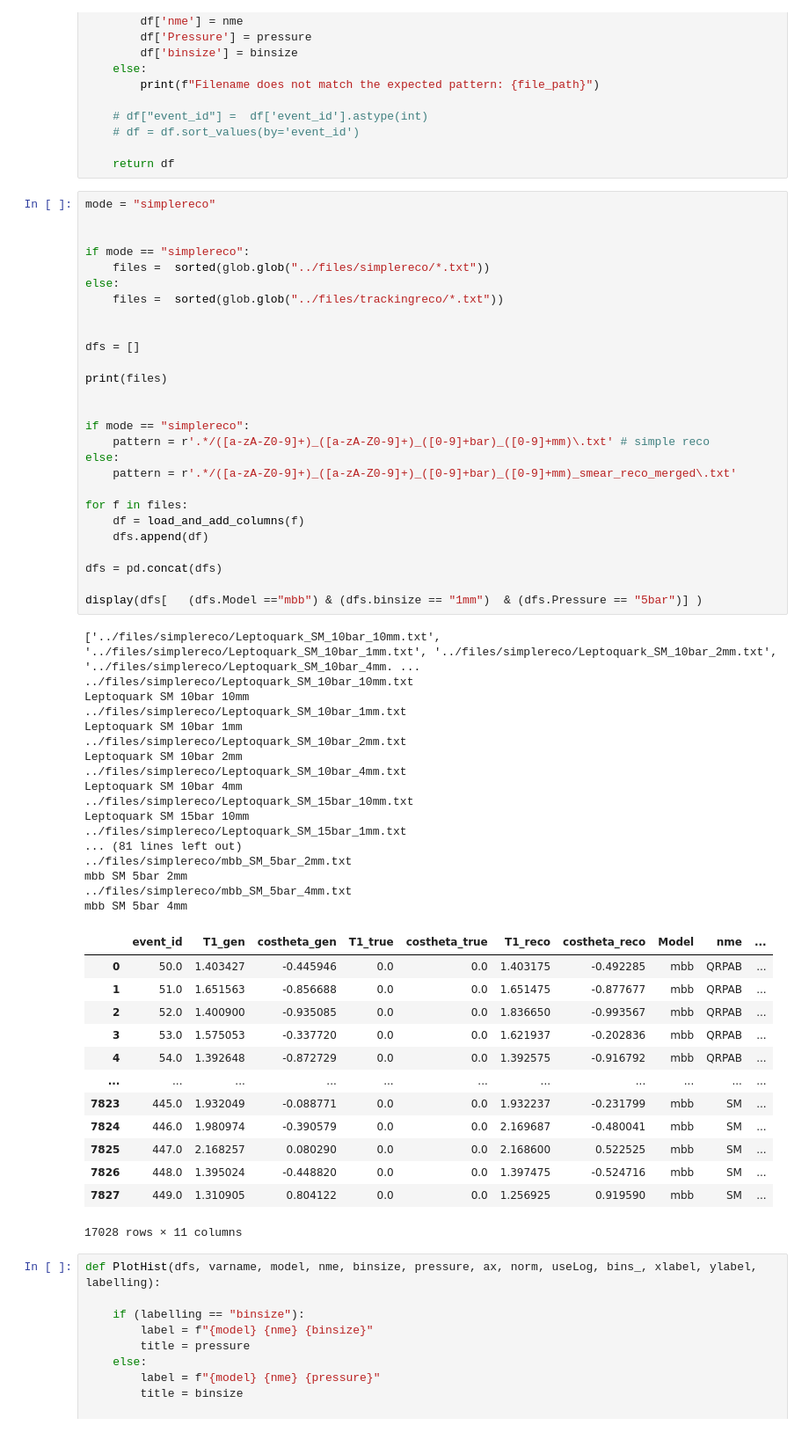
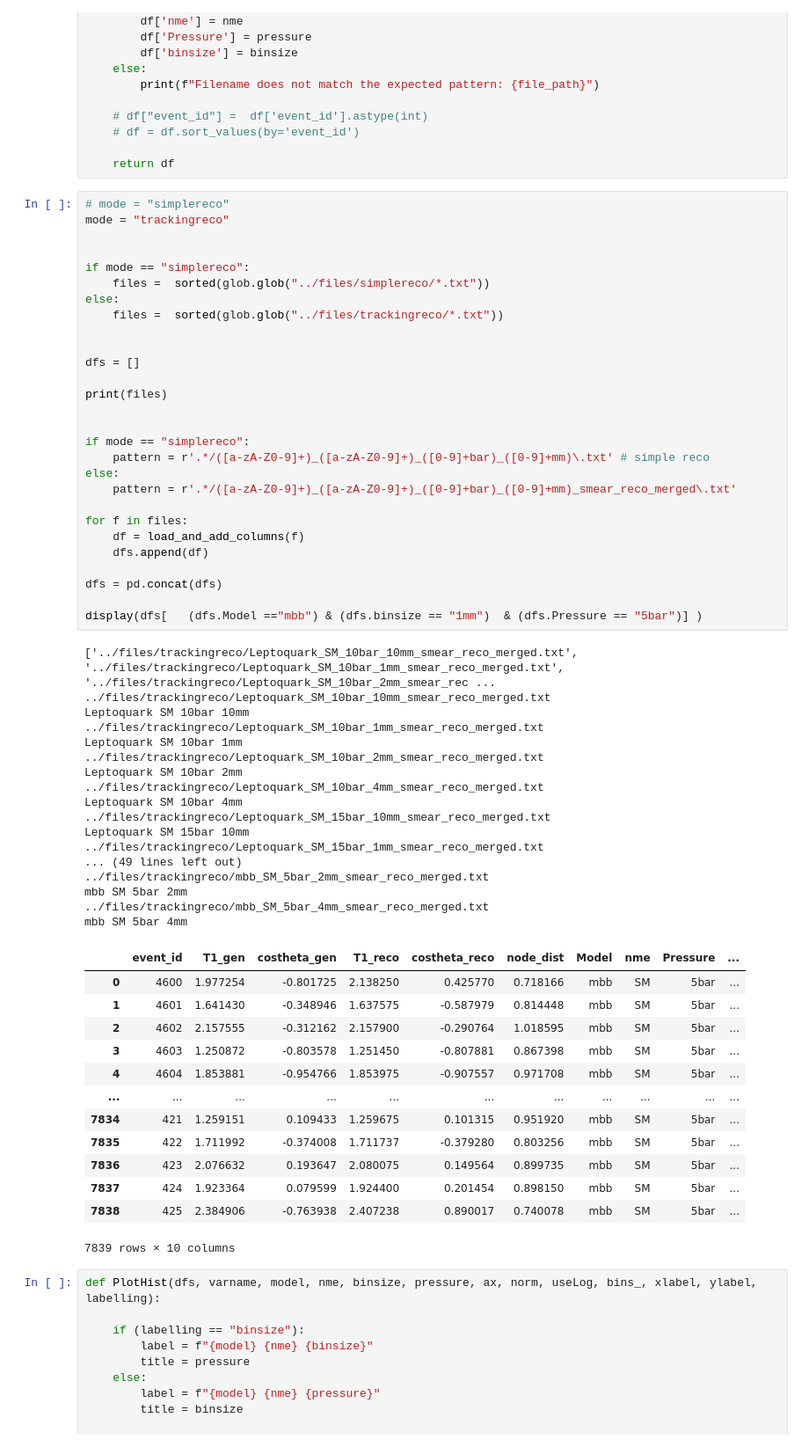
Before and after one commit to kvjmistry/NEXT_nudobe, a Jupyter notebook: workdir/PlotReco.ipynb, the cells around one changed output. Shown at 88% size. Drawn from its saved outputs; the diff is of its cells as text.

```diff
--- a/workdir/PlotReco.ipynb
+++ b/workdir/PlotReco.ipynb
@@ -38,63 +38,64 @@ def load_and_add_columns(file_path):
 
     return df
 # %%
-mode = "simplereco"
+# mode = "simplereco"
+mode = "trackingreco"
 
 
 if mode == "simplereco":
     files =  sorted(glob.glob("../files/simplereco/*.txt"))
 else:
     files =  sorted(glob.glob("../files/trackingreco/*.txt"))
 
 
 dfs = []
 
 print(files)
 
 
 if mode == "simplereco":
     pattern = r'.*/([a-zA-Z0-9]+)_([a-zA-Z0-9]+)_([0-9]+bar)_([0-9]+mm)\.txt' # simple reco
 else:
     pattern = r'.*/([a-zA-Z0-9]+)_([a-zA-Z0-9]+)_([0-9]+bar)_([0-9]+mm)_smear_reco_merged\.txt'
 
 for f in files:
     df = load_and_add_columns(f)
     dfs.append(df)
 
 dfs = pd.concat(dfs)
 
 display(dfs[   (dfs.Model =="mbb") & (dfs.binsize == "1mm")  & (dfs.Pressure == "5bar")] )
 # %% [output]
-['../files/simplereco/Leptoquark_SM_10bar_10mm.txt', '../files/simplereco/Leptoquark_SM_10bar_1mm.txt', '../files/simplereco/Leptoquark_SM_10bar_2mm.txt', '../files/simplereco/Leptoquark_SM_10bar_4mm. ...
-../files/simplereco/Leptoquark_SM_10bar_10mm.txt
+['../files/trackingreco/Leptoquark_SM_10bar_10mm_smear_reco_merged.txt', '../files/trackingreco/Leptoquark_SM_10bar_1mm_smear_reco_merged.txt', '../files/trackingreco/Leptoquark_SM_10bar_2mm_smear_rec ...
+../files/trackingreco/Leptoquark_SM_10bar_10mm_smear_reco_merged.txt
 Leptoquark SM 10bar 10mm
-../files/simplereco/Leptoquark_SM_10bar_1mm.txt
+../files/trackingreco/Leptoquark_SM_10bar_1mm_smear_reco_merged.txt
 Leptoquark SM 10bar 1mm
-../files/simplereco/Leptoquark_SM_10bar_2mm.txt
+../files/trackingreco/Leptoquark_SM_10bar_2mm_smear_reco_merged.txt
 Leptoquark SM 10bar 2mm
-../files/simplereco/Leptoquark_SM_10bar_4mm.txt
+../files/trackingreco/Leptoquark_SM_10bar_4mm_smear_reco_merged.txt
 Leptoquark SM 10bar 4mm
-../files/simplereco/Leptoquark_SM_15bar_10mm.txt
+../files/trackingreco/Leptoquark_SM_15bar_10mm_smear_reco_merged.txt
 Leptoquark SM 15bar 10mm
-../files/simplereco/Leptoquark_SM_15bar_1mm.txt
-... (81 lines left out)
-../files/simplereco/mbb_SM_5bar_2mm.txt
+../files/trackingreco/Leptoquark_SM_15bar_1mm_smear_reco_merged.txt
+... (49 lines left out)
+../files/trackingreco/mbb_SM_5bar_2mm_smear_reco_merged.txt
 mbb SM 5bar 2mm
-../files/simplereco/mbb_SM_5bar_4mm.txt
+../files/trackingreco/mbb_SM_5bar_4mm_smear_reco_merged.txt
 mbb SM 5bar 4mm
-|  | event_id | T1_gen | costheta_gen | T1_true | costheta_true | T1_reco | costheta_reco | Model | nme | ... |
-| 0 | 50.0 | 1.403427 | -0.445946 | 0.0 | 0.0 | 1.403175 | -0.492285 | mbb | QRPAB | ... |
-| 1 | 51.0 | 1.651563 | -0.856688 | 0.0 | 0.0 | 1.651475 | -0.877677 | mbb | QRPAB | ... |
-| 2 | 52.0 | 1.400900 | -0.935085 | 0.0 | 0.0 | 1.836650 | -0.993567 | mbb | QRPAB | ... |
-| 3 | 53.0 | 1.575053 | -0.337720 | 0.0 | 0.0 | 1.621937 | -0.202836 | mbb | QRPAB | ... |
-| 4 | 54.0 | 1.392648 | -0.872729 | 0.0 | 0.0 | 1.392575 | -0.916792 | mbb | QRPAB | ... |
+|  | event_id | T1_gen | costheta_gen | T1_reco | costheta_reco | node_dist | Model | nme | Pressure | ... |
+| 0 | 4600 | 1.977254 | -0.801725 | 2.138250 | 0.425770 | 0.718166 | mbb | SM | 5bar | ... |
+| 1 | 4601 | 1.641430 | -0.348946 | 1.637575 | -0.587979 | 0.814448 | mbb | SM | 5bar | ... |
+| 2 | 4602 | 2.157555 | -0.312162 | 2.157900 | -0.290764 | 1.018595 | mbb | SM | 5bar | ... |
+| 3 | 4603 | 1.250872 | -0.803578 | 1.251450 | -0.807881 | 0.867398 | mbb | SM | 5bar | ... |
+| 4 | 4604 | 1.853881 | -0.954766 | 1.853975 | -0.907557 | 0.971708 | mbb | SM | 5bar | ... |
 | ... | ... | ... | ... | ... | ... | ... | ... | ... | ... | ... |
-| 7823 | 445.0 | 1.932049 | -0.088771 | 0.0 | 0.0 | 1.932237 | -0.231799 | mbb | SM | ... |
-| 7824 | 446.0 | 1.980974 | -0.390579 | 0.0 | 0.0 | 2.169687 | -0.480041 | mbb | SM | ... |
-| 7825 | 447.0 | 2.168257 | 0.080290 | 0.0 | 0.0 | 2.168600 | 0.522525 | mbb | SM | ... |
-| 7826 | 448.0 | 1.395024 | -0.448820 | 0.0 | 0.0 | 1.397475 | -0.524716 | mbb | SM | ... |
-| 7827 | 449.0 | 1.310905 | 0.804122 | 0.0 | 0.0 | 1.256925 | 0.919590 | mbb | SM | ... |
+| 7834 | 421 | 1.259151 | 0.109433 | 1.259675 | 0.101315 | 0.951920 | mbb | SM | 5bar | ... |
+| 7835 | 422 | 1.711992 | -0.374008 | 1.711737 | -0.379280 | 0.803256 | mbb | SM | 5bar | ... |
+| 7836 | 423 | 2.076632 | 0.193647 | 2.080075 | 0.149564 | 0.899735 | mbb | SM | 5bar | ... |
+| 7837 | 424 | 1.923364 | 0.079599 | 1.924400 | 0.201454 | 0.898150 | mbb | SM | 5bar | ... |
+| 7838 | 425 | 2.384906 | -0.763938 | 2.407238 | 0.890017 | 0.740078 | mbb | SM | 5bar | ... |
-17028 rows × 11 columns
+7839 rows × 10 columns
 # %%
 def PlotHist(dfs, varname, model, nme, binsize, pressure, ax, norm, useLog, bins_, xlabel, ylabel, labelling):
 
```
Also changed, not shown: parts of 5 cells of this notebook, 4 other files.
